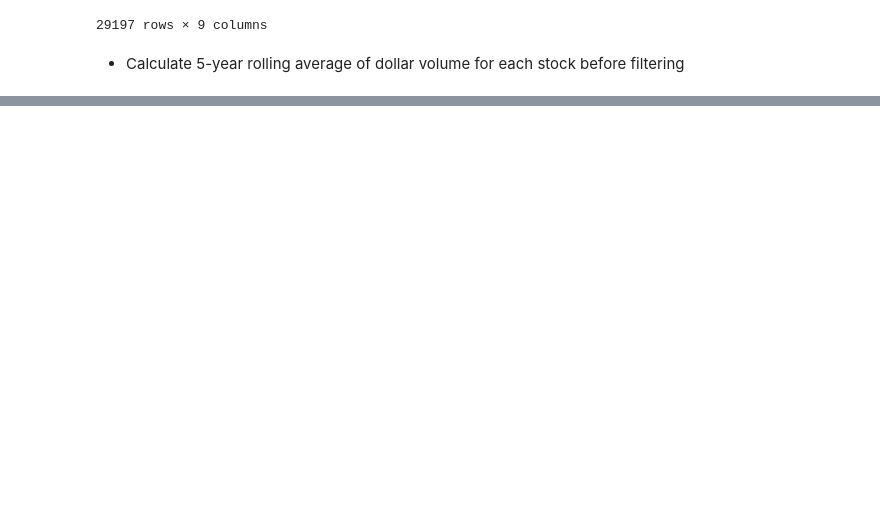
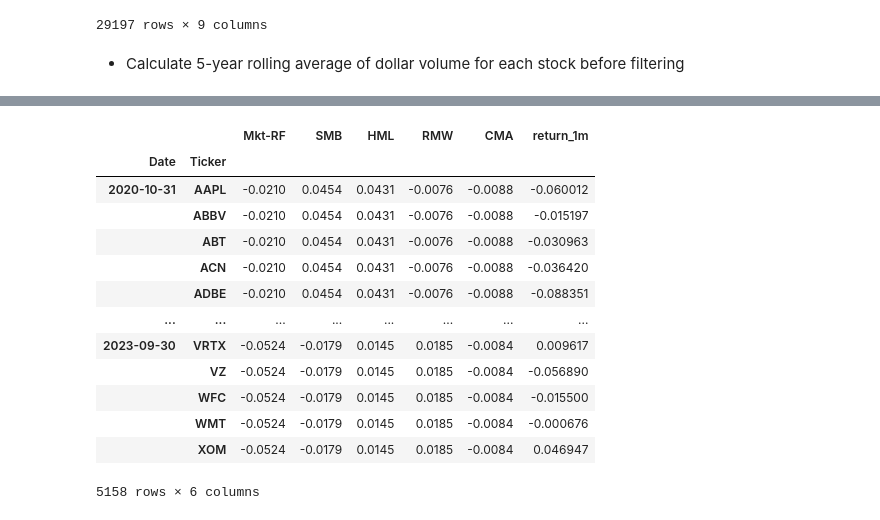
Before and after one commit to jacksullivan27/Algorithmic_Trading_Machine_Learning, a Jupyter notebook: Unsupervised_learning_notebook.ipynb, the cells around one changed output, grey strips where cells are left out. Cells and saved outputs as stored; diff of their text form; code cells hidden in the pictures; blank space fills up the shorter version.

```diff
--- a/Unsupervised_learning_notebook.ipynb
+++ b/Unsupervised_learning_notebook.ipynb
@@ -197,0 +249,27 @@ data
+# %%
+factor_data = web.DataReader('F-F_Research_Data_5_Factors_2x3',
+               'famafrench',
+               start='2010')[0].drop('RF', axis=1)
+
+factor_data.index = factor_data.index.to_timestamp()
+
+factor_data = factor_data.resample('M').last().div(100)
+
+factor_data = factor_data.join(data['return_1m']).sort_index()
+
+factor_data
+# %% [output]
+|  |  | Mkt-RF | SMB | HML | RMW | CMA | return_1m |
+| Date | Ticker |  |  |  |  |  |  |
+| 2020-10-31 | AAPL | -0.0210 | 0.0454 | 0.0431 | -0.0076 | -0.0088 | -0.060012 |
+|  | ABBV | -0.0210 | 0.0454 | 0.0431 | -0.0076 | -0.0088 | -0.015197 |
+|  | ABT | -0.0210 | 0.0454 | 0.0431 | -0.0076 | -0.0088 | -0.030963 |
+|  | ACN | -0.0210 | 0.0454 | 0.0431 | -0.0076 | -0.0088 | -0.036420 |
+|  | ADBE | -0.0210 | 0.0454 | 0.0431 | -0.0076 | -0.0088 | -0.088351 |
+| ... | ... | ... | ... | ... | ... | ... | ... |
+| 2023-09-30 | VRTX | -0.0524 | -0.0179 | 0.0145 | 0.0185 | -0.0084 | 0.009617 |
+|  | VZ | -0.0524 | -0.0179 | 0.0145 | 0.0185 | -0.0084 | -0.056890 |
+|  | WFC | -0.0524 | -0.0179 | 0.0145 | 0.0185 | -0.0084 | -0.015500 |
+|  | WMT | -0.0524 | -0.0179 | 0.0145 | 0.0185 | -0.0084 | -0.000676 |
+|  | XOM | -0.0524 | -0.0179 | 0.0145 | 0.0185 | -0.0084 | 0.046947 |
+5158 rows × 6 columns
```
Also changed, not shown: parts of 15 cells of this notebook.
